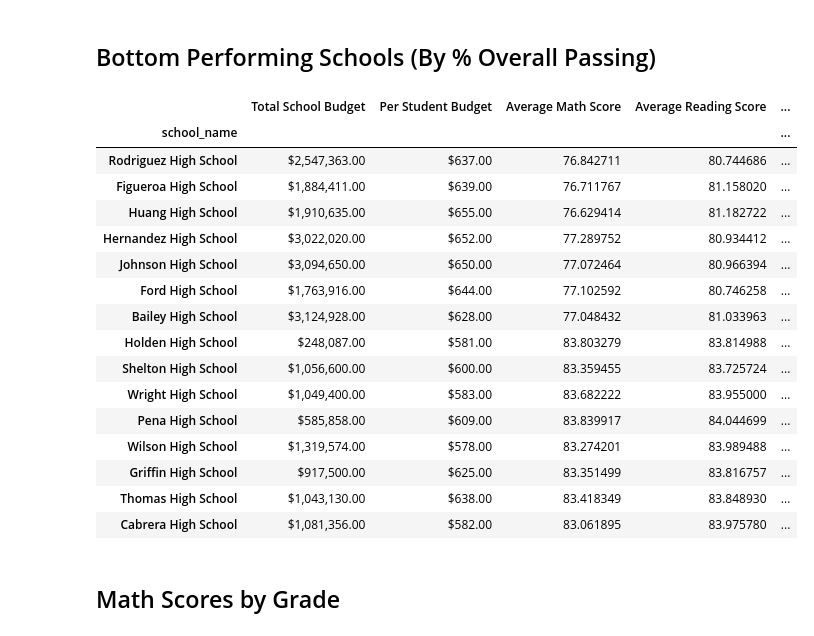
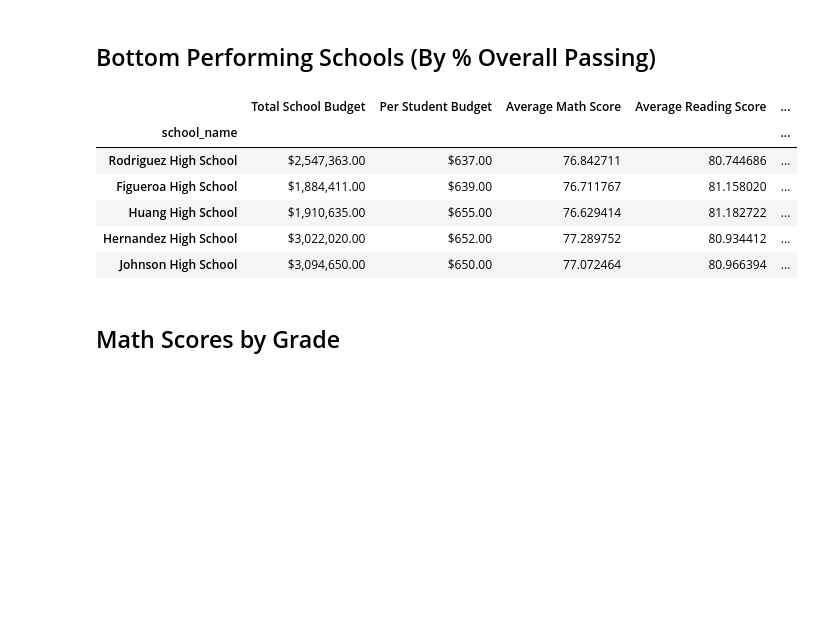
Before and after one commit to Riffatad/pandas-challenge, a Jupyter notebook: PyCitySchools/PyCitySchools.ipynb, the cells around one changed output. Saved outputs shown, nothing was run; the diff lists cells and outputs as text; code cells hidden in the pictures; blank space fills up the shorter version.

```diff
--- a/PyCitySchools/PyCitySchools.ipynb
+++ b/PyCitySchools/PyCitySchools.ipynb
@@ -498,25 +251,15 @@ display(top_schools)
 ## Bottom Performing Schools (By % Overall Passing)
 # %%
 bottom_schools = per_school_summary.sort_values(by="Overall Passing Rate", ascending=True)
-display(bottom_schools)
+display(bottom_schools.head(5))
 # %% [output]
 |  | Total School Budget | Per Student Budget | Average Math Score | Average Reading Score | ... |
 | school_name |  |  |  |  | ... |
 | Rodriguez High School | $2,547,363.00 | $637.00 | 76.842711 | 80.744686 | ... |
 | Figueroa High School | $1,884,411.00 | $639.00 | 76.711767 | 81.158020 | ... |
 | Huang High School | $1,910,635.00 | $655.00 | 76.629414 | 81.182722 | ... |
 | Hernandez High School | $3,022,020.00 | $652.00 | 77.289752 | 80.934412 | ... |
 | Johnson High School | $3,094,650.00 | $650.00 | 77.072464 | 80.966394 | ... |
-| Ford High School | $1,763,916.00 | $644.00 | 77.102592 | 80.746258 | ... |
-| Bailey High School | $3,124,928.00 | $628.00 | 77.048432 | 81.033963 | ... |
-| Holden High School | $248,087.00 | $581.00 | 83.803279 | 83.814988 | ... |
-| Shelton High School | $1,056,600.00 | $600.00 | 83.359455 | 83.725724 | ... |
-| Wright High School | $1,049,400.00 | $583.00 | 83.682222 | 83.955000 | ... |
-| Pena High School | $585,858.00 | $609.00 | 83.839917 | 84.044699 | ... |
-| Wilson High School | $1,319,574.00 | $578.00 | 83.274201 | 83.989488 | ... |
-| Griffin High School | $917,500.00 | $625.00 | 83.351499 | 83.816757 | ... |
-| Thomas High School | $1,043,130.00 | $638.00 | 83.418349 | 83.848930 | ... |
-| Cabrera High School | $1,081,356.00 | $582.00 | 83.061895 | 83.975780 | ... |
 # %% [markdown]
 ## Math Scores by Grade
 # %%
```
Also changed, not shown: parts of 20 cells of this notebook.
